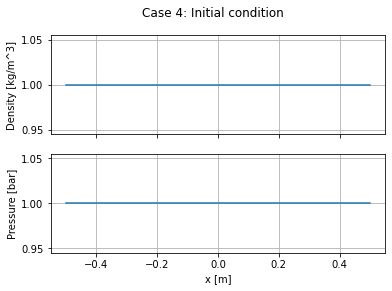
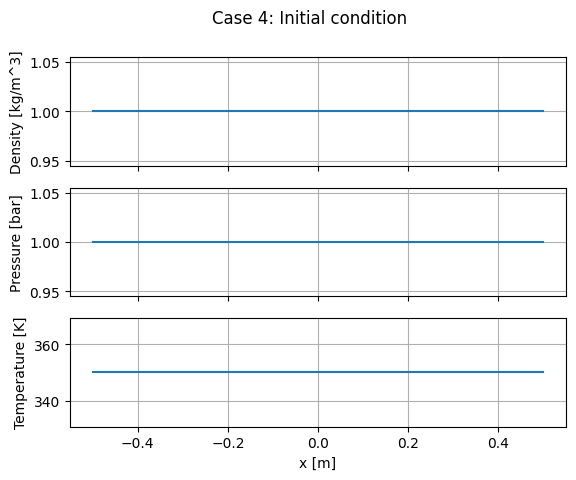
The change to this notebook cell's code, shown as a diff; its figure went from the first image to the second:
--- before
+++ after
@@ -1,4 +1,4 @@
-fig = plt.figure('Case 4: Initial density and pressure')
-axs = fig.subplots(nrows=2, ncols=1, sharex=True)
+fig = plt.figure('Case 4: Initial density, pressure and temperature')
+axs = fig.subplots(nrows=3, ncols=1, sharex=True)
 axs[0].plot(
     x_mesh,
@@ -15,7 +15,15 @@
     )['pressure'] / 1e5,
 )
+axs[2].plot(
+    x_mesh,
+    mdl_injection.thermo(
+        uu=uu_initial,
+        gamma=np.full_like(x_mesh, 1.4),
+    )['internal_energy'] / 714.28,
+)
 _ = [ax.grid(True) for ax in axs.flat]
 axs[0].set_ylabel('Density [kg/m^3]')
 axs[1].set_ylabel('Pressure [bar]')
+axs[2].set_ylabel('Temperature [K]')
 axs[-1].set_xlabel('x [m]')
 _ = fig.suptitle('Case 4: Initial condition')

Commit: refactor: update 1d-flow example to use TVDSolver